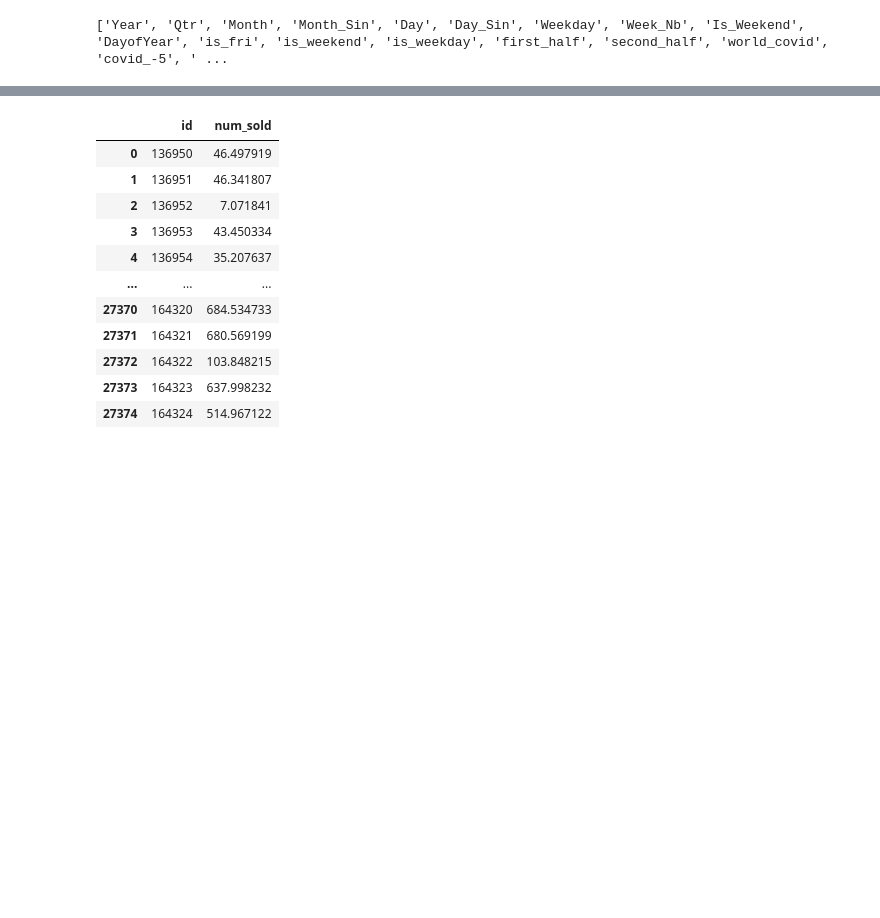
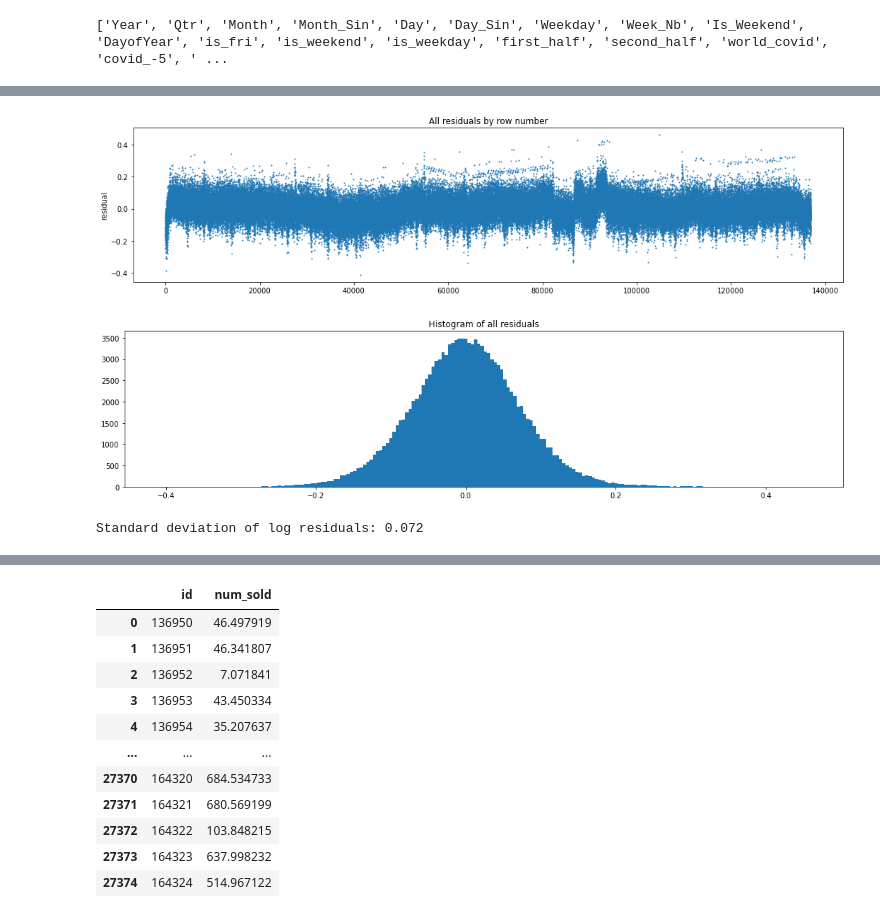
Before and after one commit to BrianLoe/kaggle_competition, a Jupyter notebook: Playground3/modelling-notebook.ipynb, the cells around one changed output, grey strips where cells are left out. Cells and saved outputs as stored; diff of their text form; code cells hidden in the pictures; blank space fills up the shorter version.

```diff
--- a/Playground3/modelling-notebook.ipynb
+++ b/Playground3/modelling-notebook.ipynb
@@ -519,0 +554,16 @@ plot_all_residuals(residuals)
+# %%
+residuals = np.log(train_eng2.pred) - np.log(train_eng2.num_sold)
+plt.figure(figsize=(18, 4))
+plt.scatter(np.arange(len(residuals)), residuals, s=1)
+plt.title('All residuals by row number')
+plt.ylabel('residual')
+plt.show()
+plt.figure(figsize=(18, 4))
+plt.hist(residuals, bins=200)
+plt.title('Histogram of all residuals')
+plt.show()
+print(f"Standard deviation of log residuals: {residuals.std():.3f}")
+# %% [output]
+[figure, added]
+[figure, added]
+Standard deviation of log residuals: 0.072
```
Also changed, not shown: parts of 44 cells of this notebook, 3 other files.
